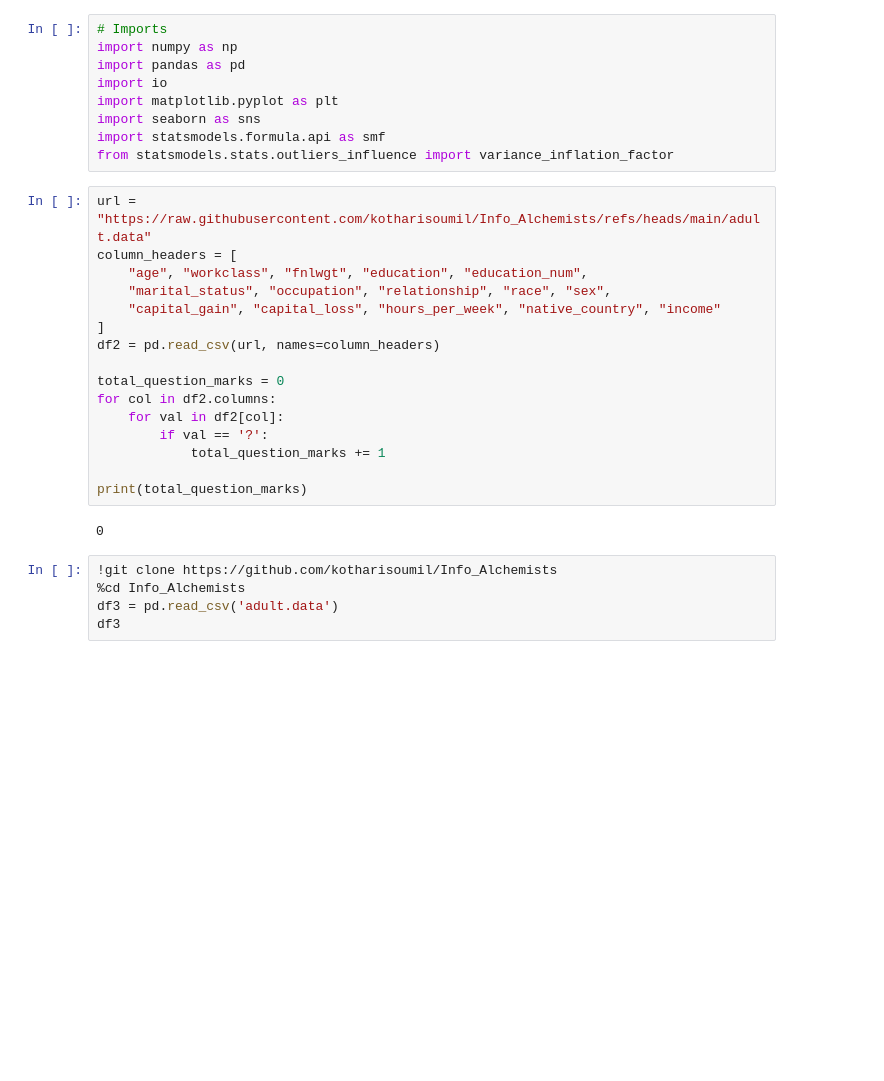
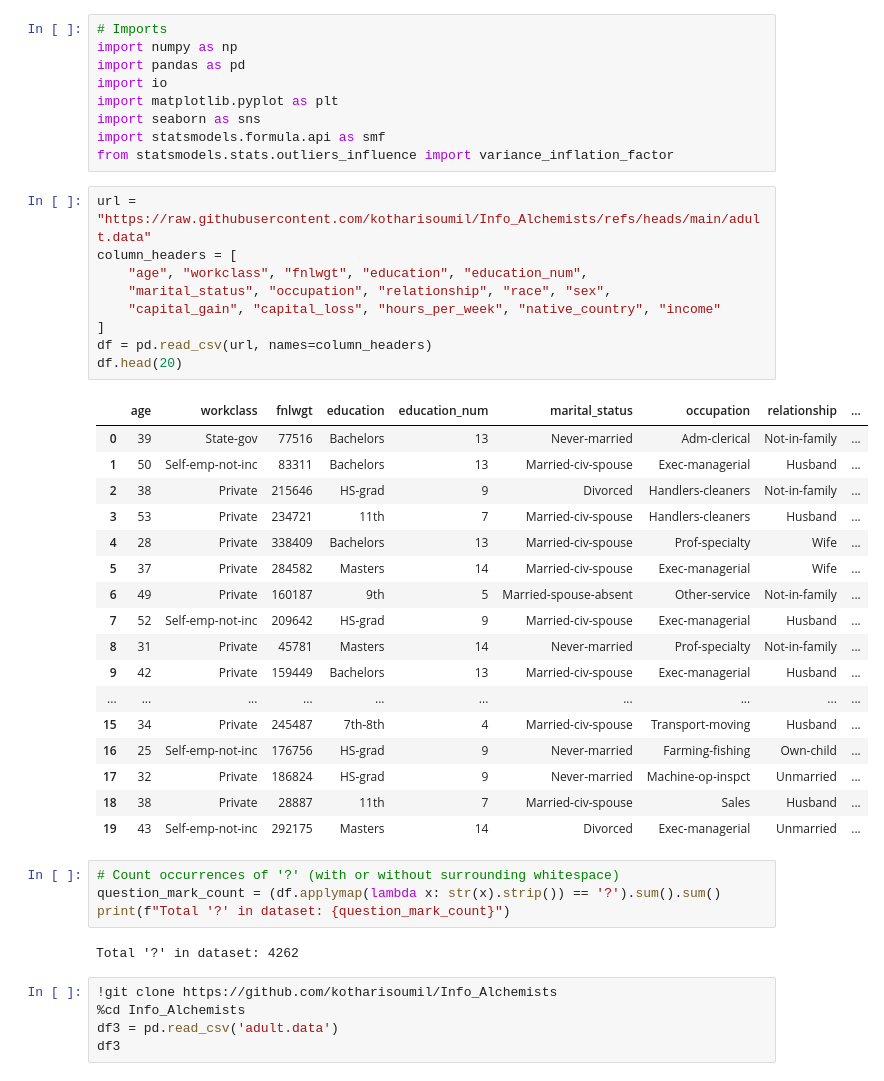
Before and after one commit to kotharisoumil/Info_Alchemists, a Jupyter notebook: DTSC_1302_Group_20_Project.ipynb, the cells around one changed output. Cells and saved outputs as stored; diff of their text form; blank space fills up the shorter version.

Commit message:
Counted '?'

```diff
--- a/DTSC_1302_Group_20_Project.ipynb
+++ b/DTSC_1302_Group_20_Project.ipynb
@@ -12,21 +12,36 @@ from statsmodels.stats.outliers_influence import variance_inflation_factor
 # %%
 url = "https://raw.githubusercontent.com/kotharisoumil/Info_Alchemists/refs/heads/main/adult.data"
 column_headers = [
     "age", "workclass", "fnlwgt", "education", "education_num",
     "marital_status", "occupation", "relationship", "race", "sex",
     "capital_gain", "capital_loss", "hours_per_week", "native_country", "income"
 ]
-df2 = pd.read_csv(url, names=column_headers)
-
-total_question_marks = 0
-for col in df2.columns:
-    for val in df2[col]:
-        if val == '?':
-            total_question_marks += 1
-
-print(total_question_marks)
+df = pd.read_csv(url, names=column_headers)
+df.head(20)
 # %% [output]
-0
+|  | age | workclass | fnlwgt | education | education_num | marital_status | occupation | relationship | ... |
+| 0 | 39 | State-gov | 77516 | Bachelors | 13 | Never-married | Adm-clerical | Not-in-family | ... |
+| 1 | 50 | Self-emp-not-inc | 83311 | Bachelors | 13 | Married-civ-spouse | Exec-managerial | Husband | ... |
+| 2 | 38 | Private | 215646 | HS-grad | 9 | Divorced | Handlers-cleaners | Not-in-family | ... |
+| 3 | 53 | Private | 234721 | 11th | 7 | Married-civ-spouse | Handlers-cleaners | Husband | ... |
+| 4 | 28 | Private | 338409 | Bachelors | 13 | Married-civ-spouse | Prof-specialty | Wife | ... |
+| 5 | 37 | Private | 284582 | Masters | 14 | Married-civ-spouse | Exec-managerial | Wife | ... |
+| 6 | 49 | Private | 160187 | 9th | 5 | Married-spouse-absent | Other-service | Not-in-family | ... |
+| 7 | 52 | Self-emp-not-inc | 209642 | HS-grad | 9 | Married-civ-spouse | Exec-managerial | Husband | ... |
+| 8 | 31 | Private | 45781 | Masters | 14 | Never-married | Prof-specialty | Not-in-family | ... |
+| 9 | 42 | Private | 159449 | Bachelors | 13 | Married-civ-spouse | Exec-managerial | Husband | ... |
+| ... | ... | ... | ... | ... | ... | ... | ... | ... | ... |
+| 15 | 34 | Private | 245487 | 7th-8th | 4 | Married-civ-spouse | Transport-moving | Husband | ... |
+| 16 | 25 | Self-emp-not-inc | 176756 | HS-grad | 9 | Never-married | Farming-fishing | Own-child | ... |
+| 17 | 32 | Private | 186824 | HS-grad | 9 | Never-married | Machine-op-inspct | Unmarried | ... |
+| 18 | 38 | Private | 28887 | 11th | 7 | Married-civ-spouse | Sales | Husband | ... |
+| 19 | 43 | Self-emp-not-inc | 292175 | Masters | 14 | Divorced | Exec-managerial | Unmarried | ... |
+# %%
+# Count occurrences of '?' (with or without surrounding whitespace)
+question_mark_count = (df.applymap(lambda x: str(x).strip()) == '?').sum().sum()
+print(f"Total '?' in dataset: {question_mark_count}")
+# %% [output]
+Total '?' in dataset: 4262
 # %%
 !git clone https://github.com/kotharisoumil/Info_Alchemists
 %cd Info_Alchemists
```
